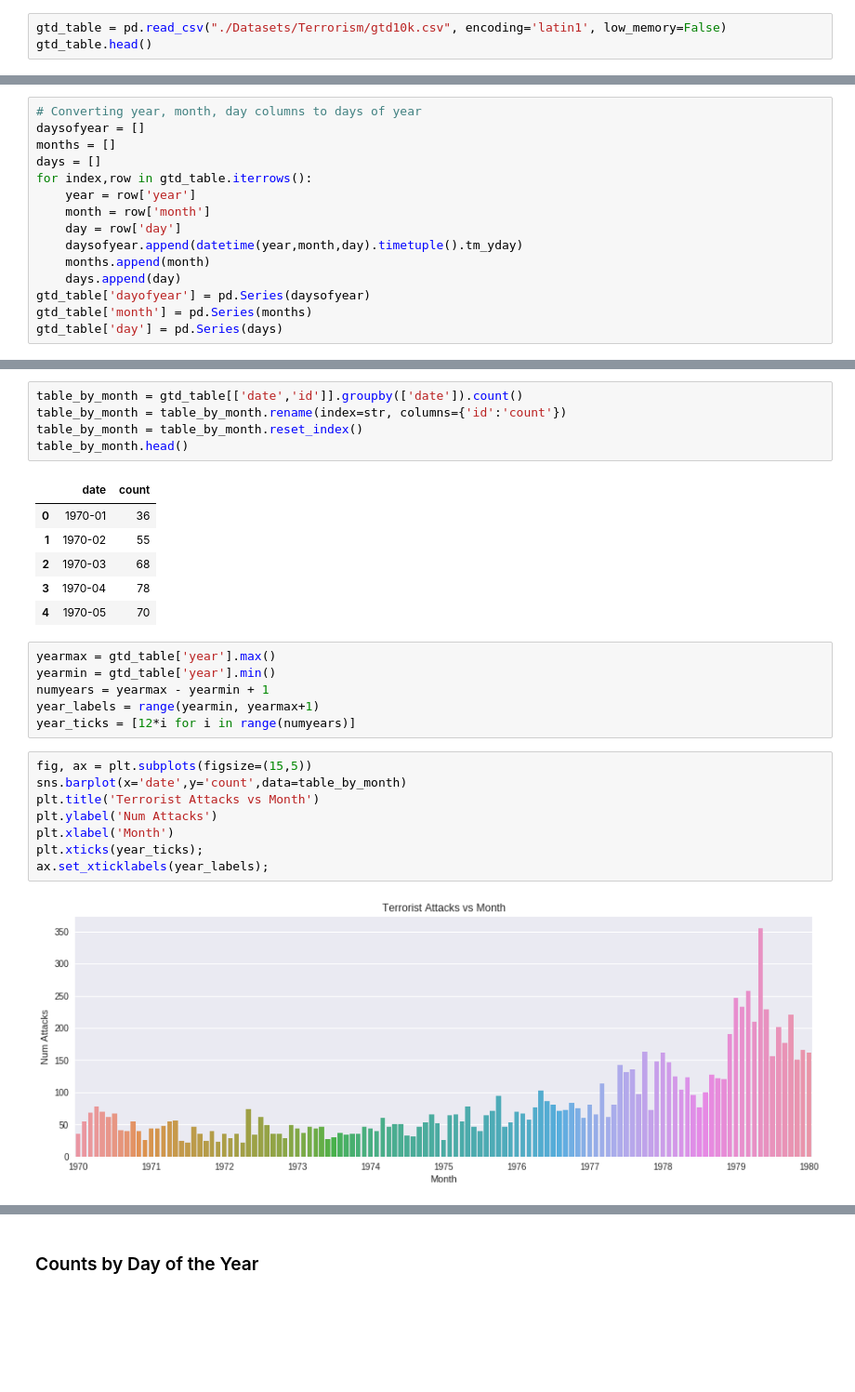
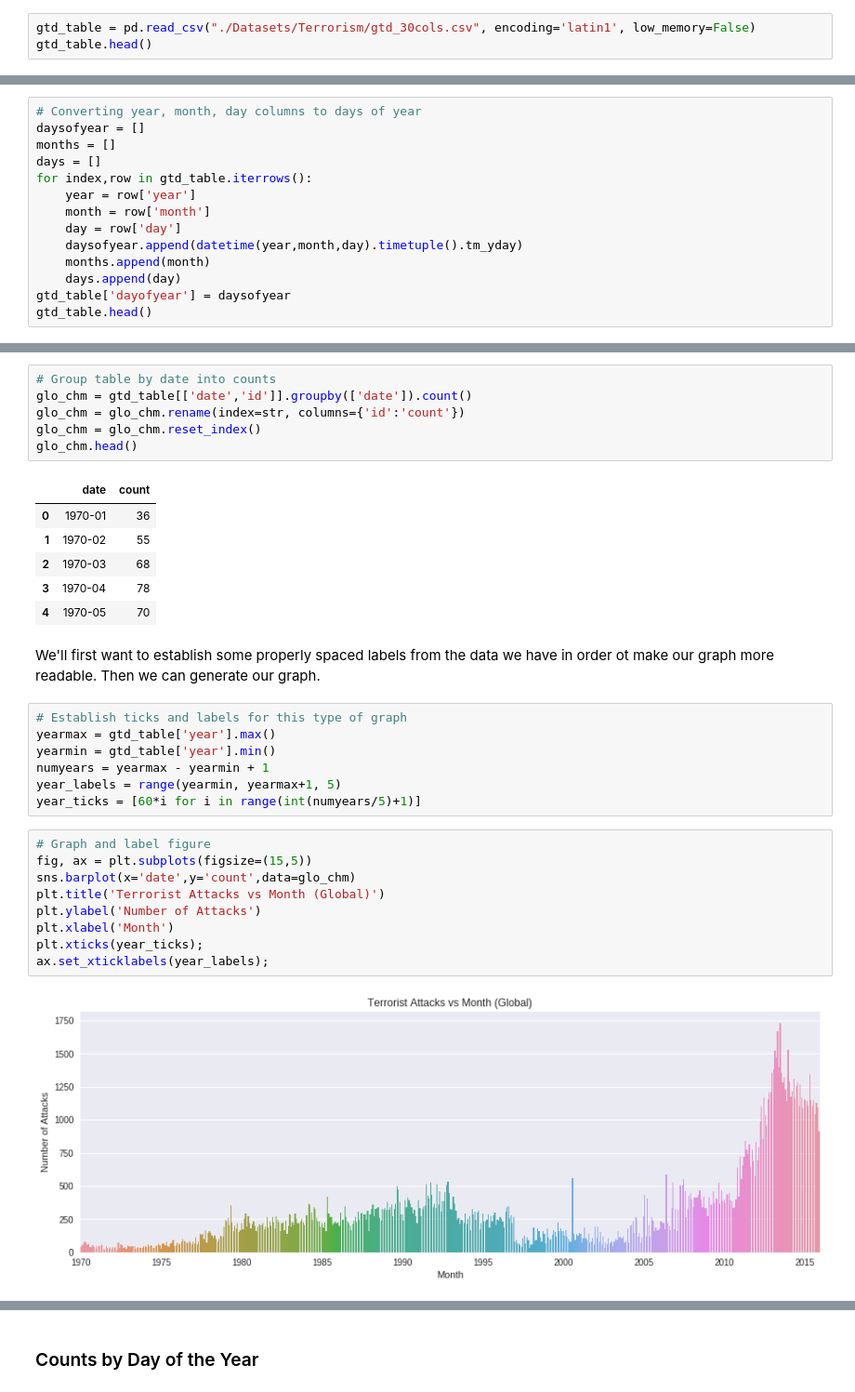
Before and after one commit to Brian2795/Brian2795.github.io, a Jupyter notebook: FinalTutorial.ipynb, the cells around one changed output, grey strips where cells are left out. Shown: that part at 93% size. Drawn from its saved outputs; the diff is of its cells as text; blank space fills up the shorter version.

```diff
--- a/FinalTutorial.ipynb
+++ b/FinalTutorial.ipynb
@@ -53,7 +53,7 @@ from folium.plugins import HeatMapWithTime
 ## Cleaning
 We want to pull in our global terrorism data as a pandas dataframe to begin
 # %%
-gtd_table = pd.read_csv("./Datasets/Terrorism/gtd10k.csv", encoding='latin1', low_memory=False)
+gtd_table = pd.read_csv("./Datasets/Terrorism/gtd_30cols.csv", encoding='latin1', low_memory=False)
 gtd_table.head()
 # %% [output]
 |  | Unnamed: 0 | eventid | iyear | imonth | iday | approxdate | extended | resolution | country | ... |
@@ -132,6 +113,5 @@ for index,row in gtd_table.iterrows():
     daysofyear.append(datetime(year,month,day).timetuple().tm_yday)
     months.append(month)
     days.append(day)
-gtd_table['dayofyear'] = pd.Series(daysofyear)
-gtd_table['month'] = pd.Series(months)
-gtd_table['day'] = pd.Series(days)
+gtd_table['dayofyear'] = daysofyear
+gtd_table.head()
@@ -154,8 +133,9 @@ gtd_table.head()
 # %%
-table_by_month = gtd_table[['date','id']].groupby(['date']).count()
-table_by_month = table_by_month.rename(index=str, columns={'id':'count'})
-table_by_month = table_by_month.reset_index()
-table_by_month.head()
+# Group table by date into counts
+glo_chm = gtd_table[['date','id']].groupby(['date']).count()
+glo_chm = glo_chm.rename(index=str, columns={'id':'count'})
+glo_chm = glo_chm.reset_index()
+glo_chm.head()
 # %% [output]
 |  | date | count |
 | 0 | 1970-01 | 36 |
@@ -163,19 +143,23 @@ table_by_month.head()
 | 2 | 1970-03 | 68 |
 | 3 | 1970-04 | 78 |
 | 4 | 1970-05 | 70 |
+# %% [markdown]
+We'll first want to establish some properly spaced labels from the data we have in order ot make our graph more readable. Then we can generate our graph.
 # %%
+# Establish ticks and labels for this type of graph
 yearmax = gtd_table['year'].max()
 yearmin = gtd_table['year'].min()
 numyears = yearmax - yearmin + 1
-year_labels = range(yearmin, yearmax+1)
-year_ticks = [12*i for i in range(numyears)]
+year_labels = range(yearmin, yearmax+1, 5)
+year_ticks = [60*i for i in range(int(numyears/5)+1)]
 # %%
+# Graph and label figure
 fig, ax = plt.subplots(figsize=(15,5))
-sns.barplot(x='date',y='count',data=table_by_month)
-plt.title('Terrorist Attacks vs Month')
-plt.ylabel('Num Attacks')
+sns.barplot(x='date',y='count',data=glo_chm)
+plt.title('Terrorist Attacks vs Month (Global)')
+plt.ylabel('Number of Attacks')
 plt.xlabel('Month')
 plt.xticks(year_ticks);
 ax.set_xticklabels(year_labels);
 # %% [output]
-[figure, old version]
+[figure, new version]
```
Also changed, not shown: parts of 36 cells of this notebook, 2 other files.
